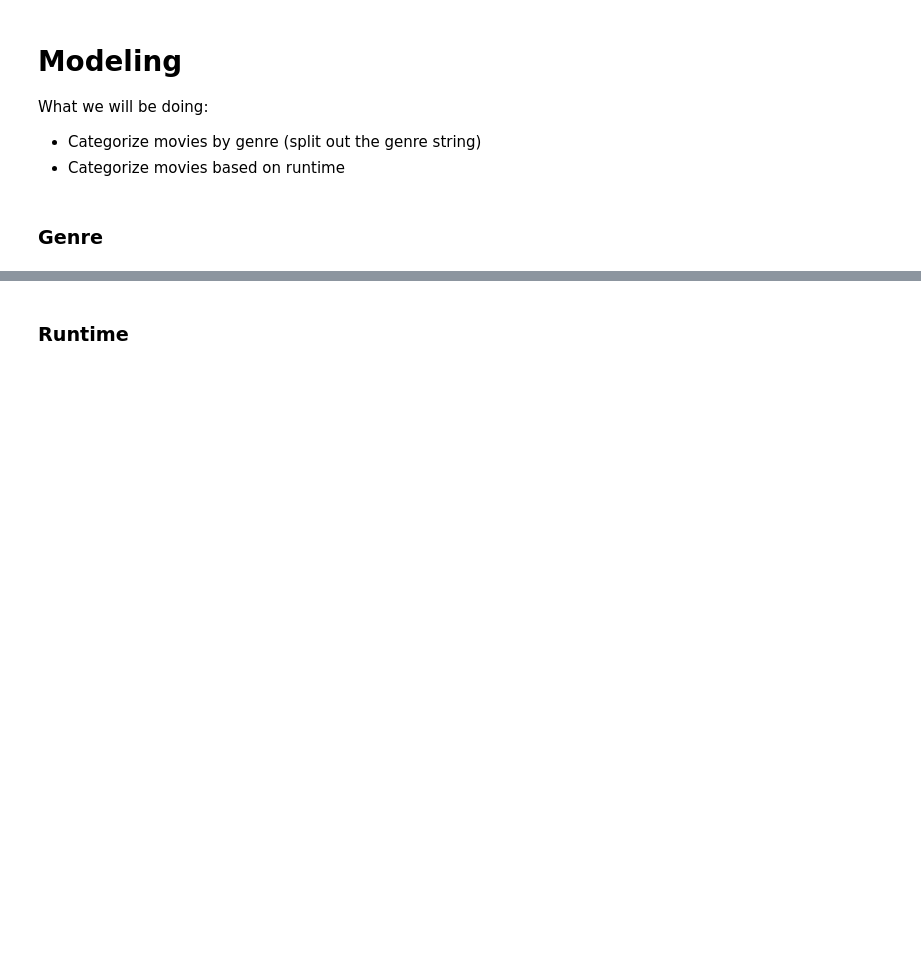
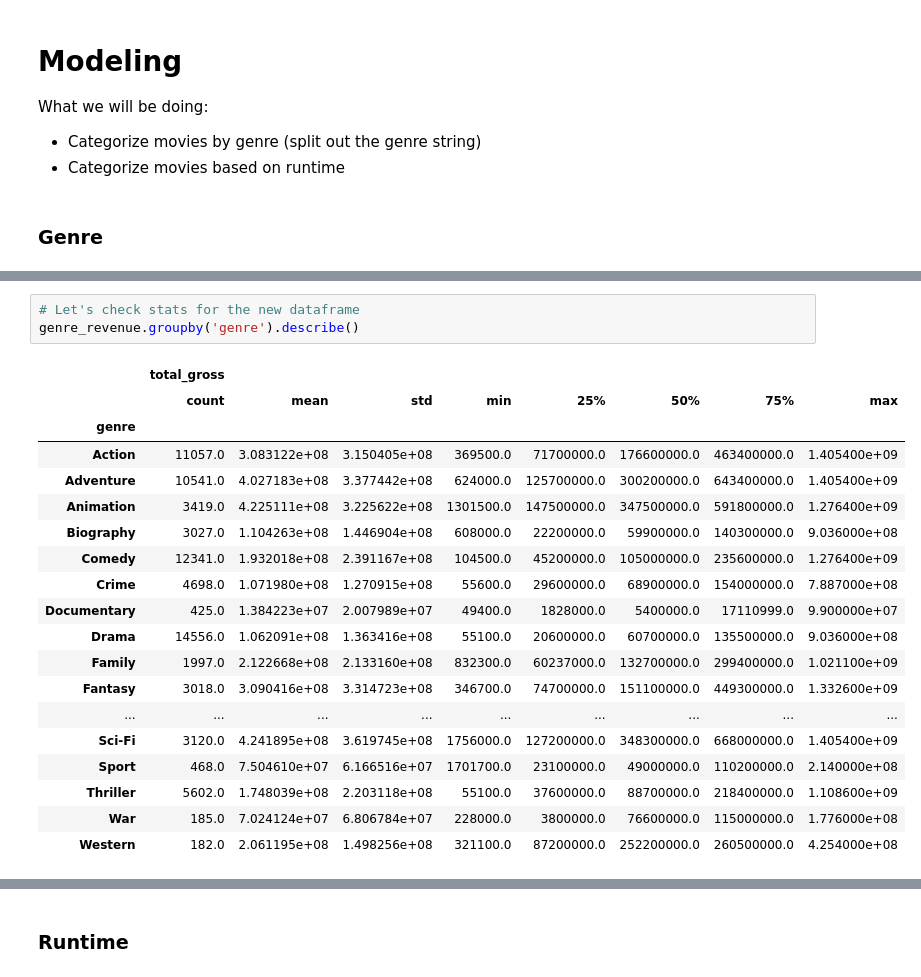
Before and after one commit to learn-co-curriculum/dsc-phase-2-project-v3, a Jupyter notebook: index.ipynb, the cells around one changed output, grey strips where cells are left out. Cells and saved outputs as stored; diff of their text form; blank space fills up the shorter version.

```diff
--- a/index.ipynb
+++ b/index.ipynb
@@ -652,0 +710,23 @@ What we will be doing:
+# %%
+# Let's check stats for the new dataframe
+genre_revenue.groupby('genre').describe()
+# %% [output]
+|  | total_gross |  |  |  |  |  |  |  |
+|  | count | mean | std | min | 25% | 50% | 75% | max |
+| genre |  |  |  |  |  |  |  |  |
+| Action | 11057.0 | 3.083122e+08 | 3.150405e+08 | 369500.0 | 71700000.0 | 176600000.0 | 463400000.0 | 1.405400e+09 |
+| Adventure | 10541.0 | 4.027183e+08 | 3.377442e+08 | 624000.0 | 125700000.0 | 300200000.0 | 643400000.0 | 1.405400e+09 |
+| Animation | 3419.0 | 4.225111e+08 | 3.225622e+08 | 1301500.0 | 147500000.0 | 347500000.0 | 591800000.0 | 1.276400e+09 |
+| Biography | 3027.0 | 1.104263e+08 | 1.446904e+08 | 608000.0 | 22200000.0 | 59900000.0 | 140300000.0 | 9.036000e+08 |
+| Comedy | 12341.0 | 1.932018e+08 | 2.391167e+08 | 104500.0 | 45200000.0 | 105000000.0 | 235600000.0 | 1.276400e+09 |
+| Crime | 4698.0 | 1.071980e+08 | 1.270915e+08 | 55600.0 | 29600000.0 | 68900000.0 | 154000000.0 | 7.887000e+08 |
+| Documentary | 425.0 | 1.384223e+07 | 2.007989e+07 | 49400.0 | 1828000.0 | 5400000.0 | 17110999.0 | 9.900000e+07 |
+| Drama | 14556.0 | 1.062091e+08 | 1.363416e+08 | 55100.0 | 20600000.0 | 60700000.0 | 135500000.0 | 9.036000e+08 |
+| Family | 1997.0 | 2.122668e+08 | 2.133160e+08 | 832300.0 | 60237000.0 | 132700000.0 | 299400000.0 | 1.021100e+09 |
+| Fantasy | 3018.0 | 3.090416e+08 | 3.314723e+08 | 346700.0 | 74700000.0 | 151100000.0 | 449300000.0 | 1.332600e+09 |
+| ... | ... | ... | ... | ... | ... | ... | ... | ... |
+| Sci-Fi | 3120.0 | 4.241895e+08 | 3.619745e+08 | 1756000.0 | 127200000.0 | 348300000.0 | 668000000.0 | 1.405400e+09 |
+| Sport | 468.0 | 7.504610e+07 | 6.166516e+07 | 1701700.0 | 23100000.0 | 49000000.0 | 110200000.0 | 2.140000e+08 |
+| Thriller | 5602.0 | 1.748039e+08 | 2.203118e+08 | 55100.0 | 37600000.0 | 88700000.0 | 218400000.0 | 1.108600e+09 |
+| War | 185.0 | 7.024124e+07 | 6.806784e+07 | 228000.0 | 3800000.0 | 76600000.0 | 115000000.0 | 1.776000e+08 |
+| Western | 182.0 | 2.061195e+08 | 1.498256e+08 | 321100.0 | 87200000.0 | 252200000.0 | 260500000.0 | 4.254000e+08 |
```
Also changed, not shown: parts of 18 cells of this notebook.
